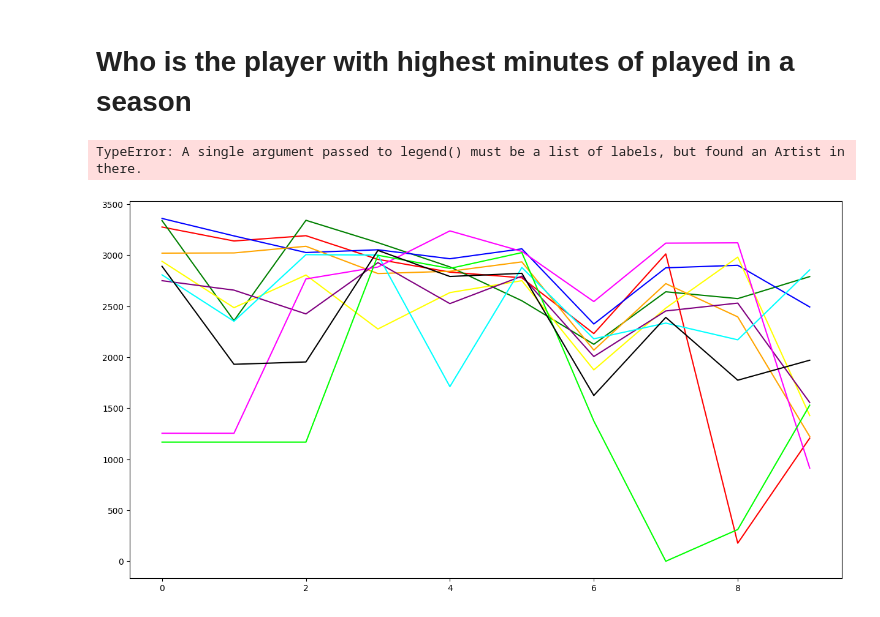
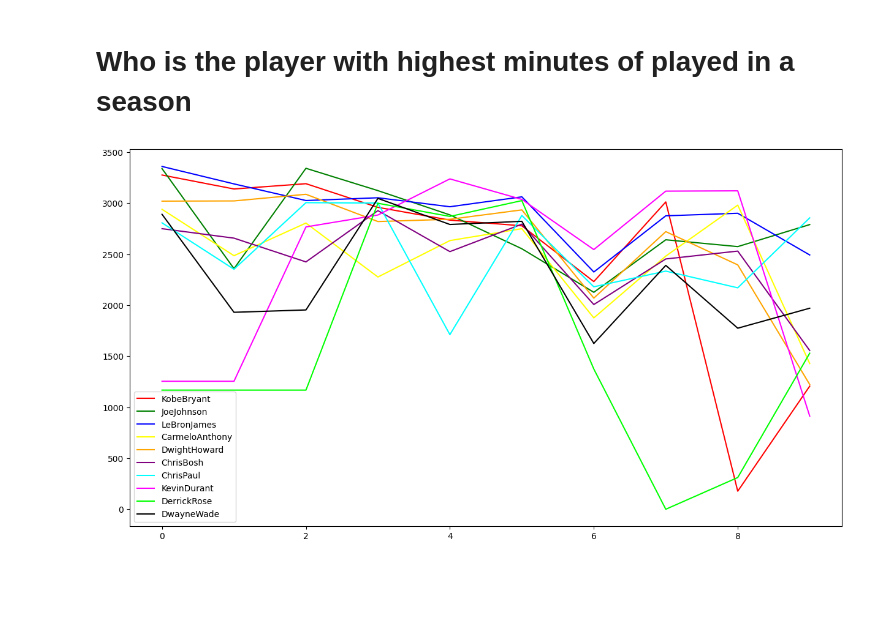
Before and after one commit to RyannKim327/Python-Programming-Compillation, a Jupyter notebook: Data Structures and Algorithm/Jupyter Notebook/basketball.ipynb, the cells around one changed output. Cells and saved outputs as stored; diff of their text form; code cells hidden in the pictures; blank space fills up the shorter version.

```diff
--- a/Data Structures and Algorithm/Jupyter Notebook/basketball.ipynb
+++ b/Data Structures and Algorithm/Jupyter Notebook/basketball.ipynb
@@ -166,14 +166,12 @@ plt.show()
 # %%
 plt.figure(figsize=(15, 8))
 colors = ["red", "green", "blue", "yellow", "orange", "purple", "cyan", "magenta", "lime", "black"]
 legends = []
 for i in range(len(minutes)):
-    legends.append(plt.Line2D((minutes[i], Players[i]), colors[i], label=Players[i]))
+    legends.append(plt.Line2D(xdata=minutes[i], ydata=Players[i], color=colors[i], label=Players[i]))
     plt.plot(minutes[i], color=colors[i], label=Players[i])
-    # plt.plot(Players, minutes[i])
 
-plt.legend(hlegends)
+plt.legend(handles=legends)
 plt.show()
 # %% [output]
-TypeError: A single argument passed to legend() must be a list of labels, but found an Artist in there.
-[figure, old version]
+[figure, new version]
```
